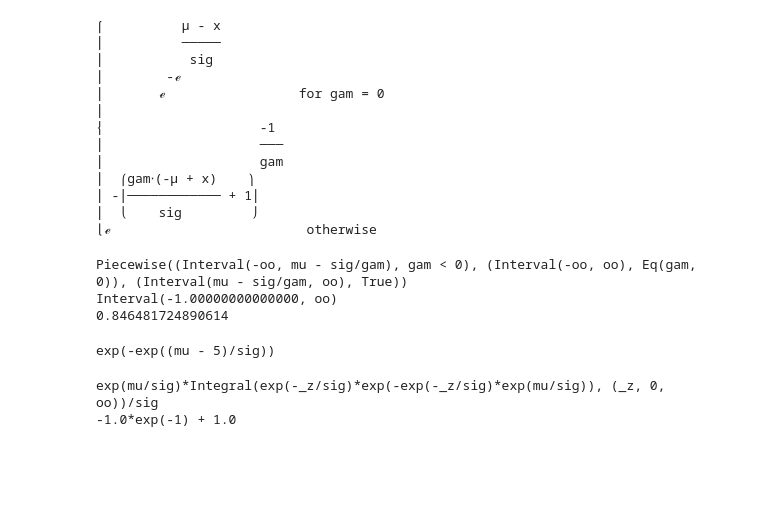
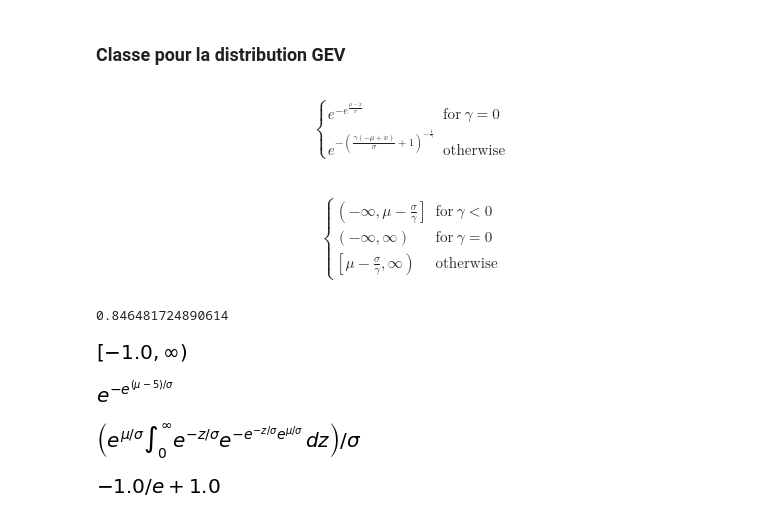
Before and after one commit to TheoMoins/ExtremesPyMC, a Jupyter notebook: main.ipynb, the cells around one changed output. Drawn from its saved outputs; the diff is of its cells as text; code cells hidden in the pictures; blank space fills up the shorter version.

```diff
--- a/main.ipynb
+++ b/main.ipynb
@@ -5,3 +8,5 @@
+# %% [markdown]
+### Classe pour la distribution GEV
 # %%
 import numpy as np
 from sympy import *
@@ -12,41 +19,36 @@ from random_variable import GEV_Variable
 # %%
 X = GEV_Variable()
-pprint(X.get_cdf())
+X.get_cdf()
 # %% [output]
-⎧          μ - x
-⎪          ─────
-⎪           sig
-⎪        -ℯ
-⎪       ℯ                 for gam = 0
-⎪
-⎨                    -1
-⎪                    ───
-⎪                    gam
-⎪  ⎛gam⋅(-μ + x)    ⎞
-⎪ -⎜──────────── + 1⎟
-⎪  ⎝    sig         ⎠
-⎩ℯ                         otherwise
+$$\begin{cases} e^{- e^{\frac{\mu - x}{\sigma}}} & \text{for}\: \gamma = 0 \\e^{- \left(\frac{\gamma \left(- \mu + x\right)}{\sigma} + 1\right)^{- \frac{1}{\gamma}}} & \text{otherwise} \end{cases}$$
+# %%
+X.def_set()
+# %% [output]
+$$\begin{cases} \left(-\infty, \mu - \frac{\sigma}{\gamma}\right] & \text{for}\: \gamma < 0 \\\left(-\infty, \infty\right) & \text{for}\: \gamma = 0 \\\left[\mu - \frac{\sigma}{\gamma}, \infty\right) & \text{otherwise} \end{cases}$$
 # %%
-print(X.def_set())
 X.eval_params(Mu=0, Sig=1, Gam=1)
-print(X.def_set())
 print(X.eval_cdf(5))
 # %% [output]
-Piecewise((Interval(-oo, mu - sig/gam), gam < 0), (Interval(-oo, oo), Eq(gam, 0)), (Interval(mu - sig/gam, oo), True))
-Interval(-1.00000000000000, oo)
 0.846481724890614
+# %%
+X.def_set()
+# %% [output]
+[figure, added]
 # %%
 X.reparameterize()
 X.eval_params(Gam=0)
-print(X.eval_cdf(5))
+X.eval_cdf(5)
 # %% [output]
-exp(-exp((mu - 5)/sig))
+[figure, added]
+# %%
+R = X.sympy_rv()
+P(R>0)
+# %% [output]
+[figure, added]
 # %%
-R = X.sympy_rv()
-print(P(R>0))
+
 X.eval_params(Mu=0, Sig=1)
 R = X.sympy_rv()
-print(P(R>0))
+P(R>0)
 # %% [output]
-exp(mu/sig)*Integral(exp(-_z/sig)*exp(-exp(-_z/sig)*exp(mu/sig)), (_z, 0, oo))/sig
--1.0*exp(-1) + 1.0
+[figure, added]
```
Also changed, not shown: parts of 42 cells of this notebook, 1 other file.
